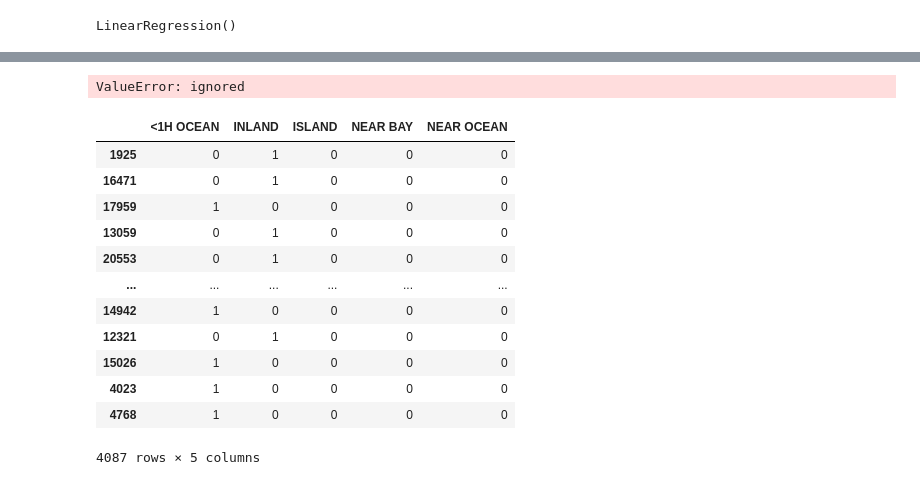
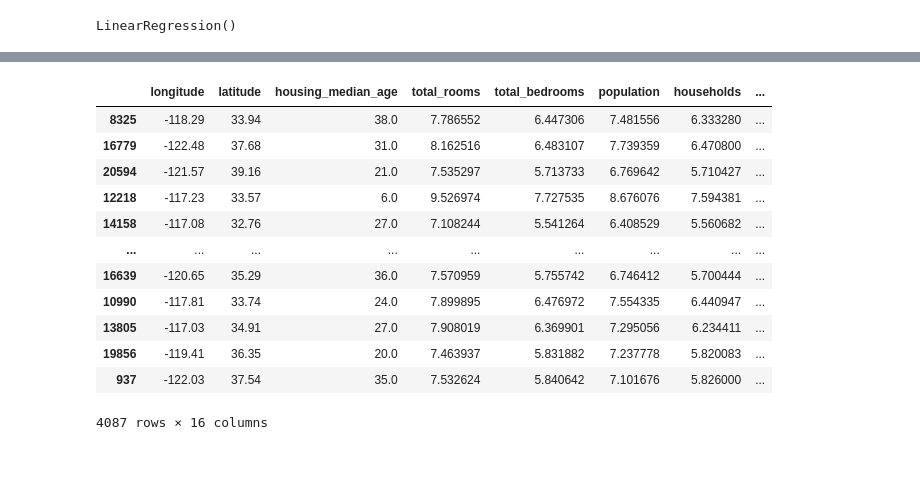
Before and after one commit to riooorante/ML-2022, a Jupyter notebook: HousePricePrediction/HousePricePrediction.ipynb, the cells around one changed output, grey strips where cells are left out. Saved outputs shown, nothing was run; the diff lists cells and outputs as text; code cells hidden in the pictures.

```diff
--- a/HousePricePrediction/HousePricePrediction.ipynb
+++ b/HousePricePrediction/HousePricePrediction.ipynb
@@ -219,0 +292,4 @@ test_data
+# %%
+kolom = []
+for i in range(train_data.shape[1]):
+  kolom.append(train_data.columns[i])
@@ -220,23 +300,19 @@ test_data
 # %%
-test_data = test_data.join(ocean2)
+test_data = test_data.reindex(columns=kolom)
 test_data
 # %% [output]
+|  | longitude | latitude | housing_median_age | total_rooms | total_bedrooms | population | households | ... |
+| 8325 | -118.29 | 33.94 | 38.0 | 7.786552 | 6.447306 | 7.481556 | 6.333280 | ... |
+| 16779 | -122.48 | 37.68 | 31.0 | 8.162516 | 6.483107 | 7.739359 | 6.470800 | ... |
+| 20594 | -121.57 | 39.16 | 21.0 | 7.535297 | 5.713733 | 6.769642 | 5.710427 | ... |
+| 12218 | -117.23 | 33.57 | 6.0 | 9.526974 | 7.727535 | 8.676076 | 7.594381 | ... |
+| 14158 | -117.08 | 32.76 | 27.0 | 7.108244 | 5.541264 | 6.408529 | 5.560682 | ... |
+| ... | ... | ... | ... | ... | ... | ... | ... | ... |
+| 16639 | -120.65 | 35.29 | 36.0 | 7.570959 | 5.755742 | 6.746412 | 5.700444 | ... |
+| 10990 | -117.81 | 33.74 | 24.0 | 7.899895 | 6.476972 | 7.554335 | 6.440947 | ... |
+| 13805 | -117.03 | 34.91 | 27.0 | 7.908019 | 6.369901 | 7.295056 | 6.234411 | ... |
+| 19856 | -119.41 | 36.35 | 20.0 | 7.463937 | 5.831882 | 7.237778 | 5.820083 | ... |
+| 937 | -122.03 | 37.54 | 35.0 | 7.532624 | 5.840642 | 7.101676 | 5.826000 | ... |
-ValueError: ignored
+4087 rows × 16 columns
-# %%
-ocean2
-# %% [output]
-|  | <1H OCEAN | INLAND | ISLAND | NEAR BAY | NEAR OCEAN |
-| 1925 | 0 | 1 | 0 | 0 | 0 |
-| 16471 | 0 | 1 | 0 | 0 | 0 |
-| 17959 | 1 | 0 | 0 | 0 | 0 |
-| 13059 | 0 | 1 | 0 | 0 | 0 |
-| 20553 | 0 | 1 | 0 | 0 | 0 |
-| ... | ... | ... | ... | ... | ... |
-| 14942 | 1 | 0 | 0 | 0 | 0 |
-| 12321 | 0 | 1 | 0 | 0 | 0 |
-| 15026 | 1 | 0 | 0 | 0 | 0 |
-| 4023 | 1 | 0 | 0 | 0 | 0 |
-| 4768 | 1 | 0 | 0 | 0 | 0 |
-4087 rows × 5 columns
 # %%
 X_test, y_test = test_data.drop(['median_house_value'], axis=1), test_data["median_house_value"]
```
Also changed, not shown: parts of 33 cells of this notebook.
